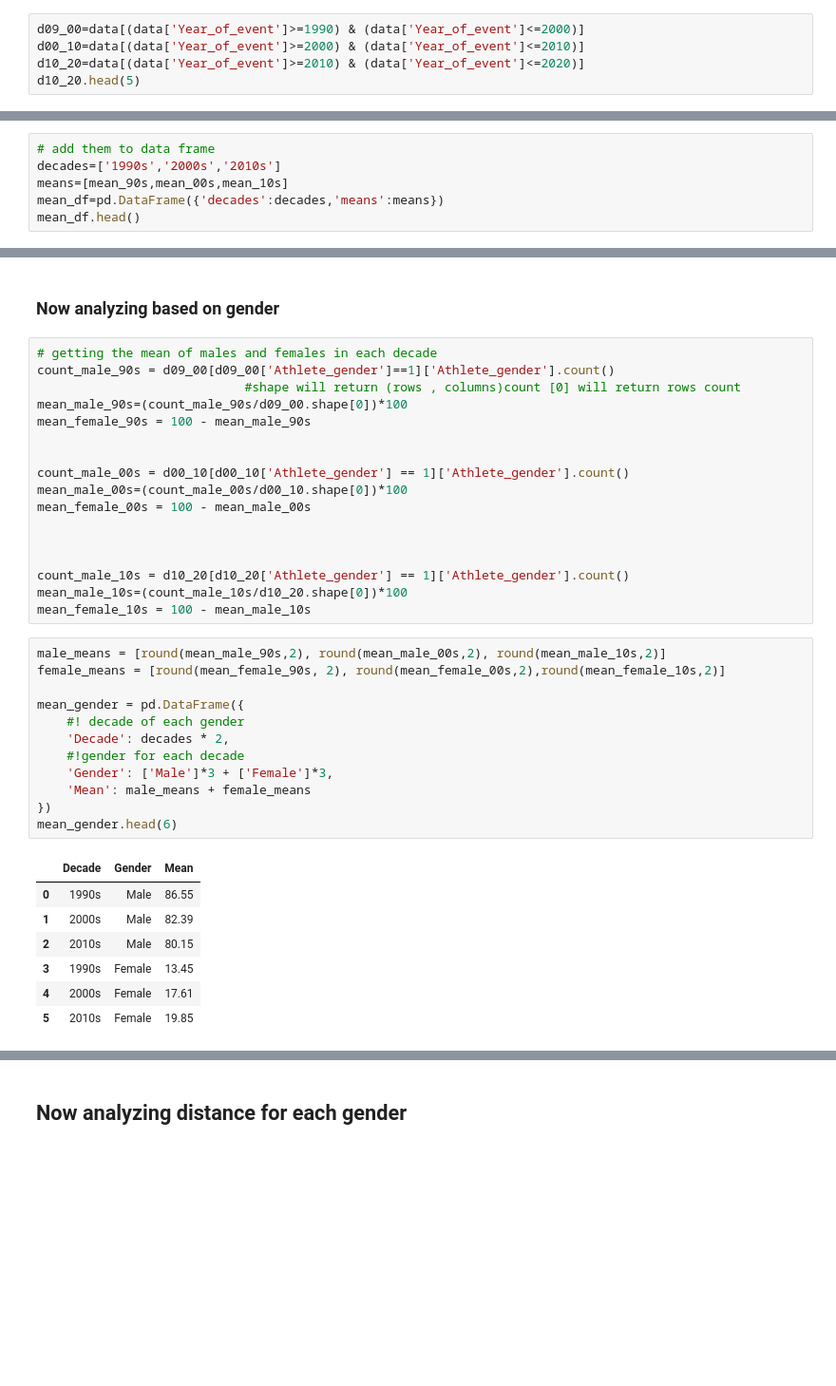
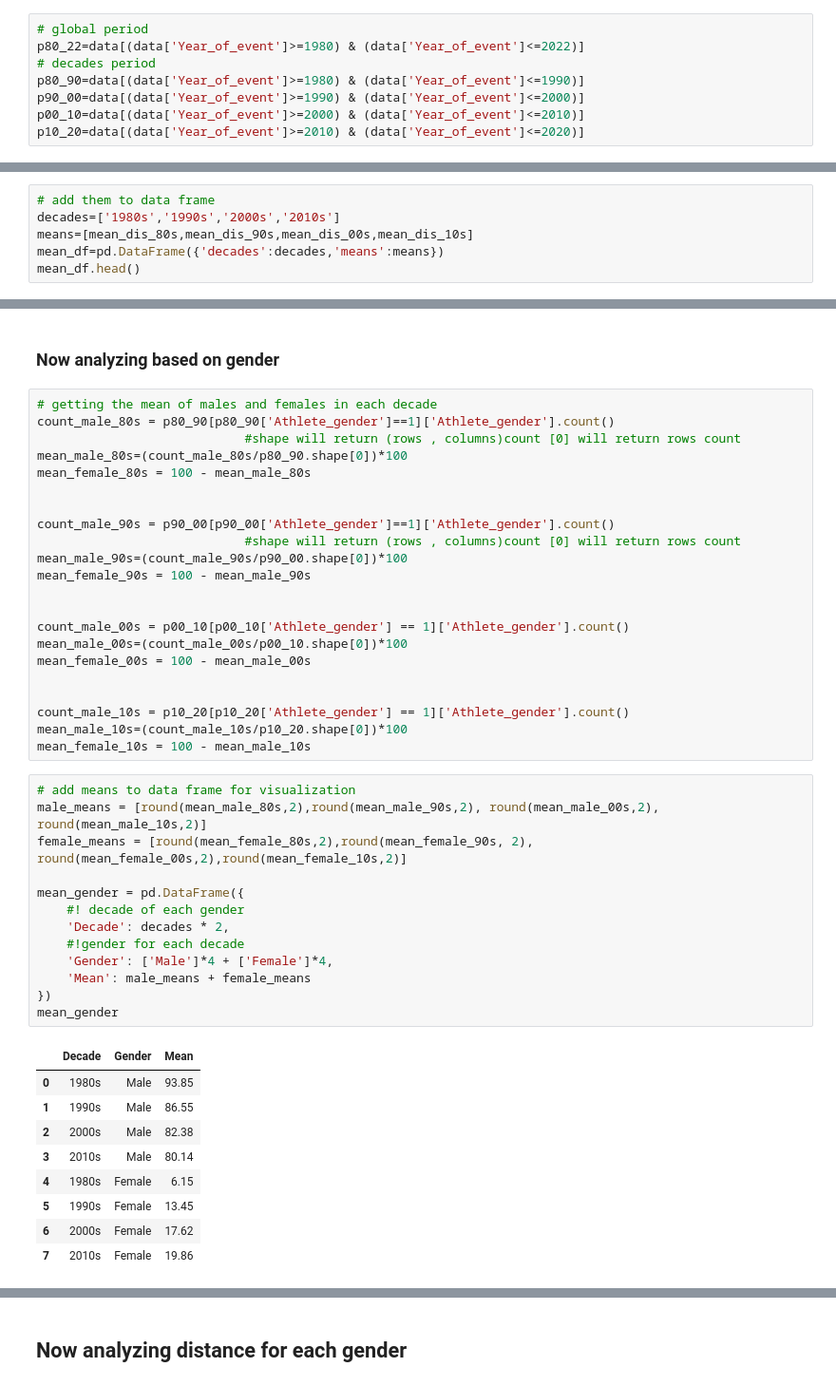
Before and after one commit to Faresx7/Fares_Esaam, a Jupyter notebook: Data Analysis project/main.ipynb, the cells around one changed output, grey strips where cells are left out. Shown at 95% size. Drawn from its saved outputs; the diff is of its cells as text; blank space fills up the shorter version.

```diff
--- a/Data Analysis project/main.ipynb
+++ b/Data Analysis project/main.ipynb
@@ -161,5 +192,8 @@ fig.update_layout(width=700,height=800)
 # %%
-d09_00=data[(data['Year_of_event']>=1990) & (data['Year_of_event']<=2000)]
-d00_10=data[(data['Year_of_event']>=2000) & (data['Year_of_event']<=2010)]
-d10_20=data[(data['Year_of_event']>=2010) & (data['Year_of_event']<=2020)]
-d10_20.head(5)
+# global period
+p80_22=data[(data['Year_of_event']>=1980) & (data['Year_of_event']<=2022)]
+# decades period
+p80_90=data[(data['Year_of_event']>=1980) & (data['Year_of_event']<=1990)]
+p90_00=data[(data['Year_of_event']>=1990) & (data['Year_of_event']<=2000)]
+p00_10=data[(data['Year_of_event']>=2000) & (data['Year_of_event']<=2010)]
+p10_20=data[(data['Year_of_event']>=2010) & (data['Year_of_event']<=2020)]
@@ -178,7 +208,7 @@ mean_10s=d10_20['Event_distance/length'].mean()
 # %%
 # add them to data frame
-decades=['1990s','2000s','2010s']
-means=[mean_90s,mean_00s,mean_10s]
+decades=['1980s','1990s','2000s','2010s']
+means=[mean_dis_80s,mean_dis_90s,mean_dis_00s,mean_dis_10s]
 mean_df=pd.DataFrame({'decades':decades,'means':means})
 mean_df.head()
 # %% [output]
@@ -196,41 +229,49 @@ px.pie(names=mean_df['decades'],
 ### Now analyzing based on gender
 # %%
 # getting the mean of males and females in each decade
-count_male_90s = d09_00[d09_00['Athlete_gender']==1]['Athlete_gender'].count()
+count_male_80s = p80_90[p80_90['Athlete_gender']==1]['Athlete_gender'].count()
                             #shape will return (rows , columns)count [0] will return rows count
-mean_male_90s=(count_male_90s/d09_00.shape[0])*100
+mean_male_80s=(count_male_80s/p80_90.shape[0])*100
+mean_female_80s = 100 - mean_male_80s
+
+
+count_male_90s = p90_00[p90_00['Athlete_gender']==1]['Athlete_gender'].count()
+                            #shape will return (rows , columns)count [0] will return rows count
+mean_male_90s=(count_male_90s/p90_00.shape[0])*100
 mean_female_90s = 100 - mean_male_90s
 
 
-count_male_00s = d00_10[d00_10['Athlete_gender'] == 1]['Athlete_gender'].count()
-mean_male_00s=(count_male_00s/d00_10.shape[0])*100
+count_male_00s = p00_10[p00_10['Athlete_gender'] == 1]['Athlete_gender'].count()
+mean_male_00s=(count_male_00s/p00_10.shape[0])*100
 mean_female_00s = 100 - mean_male_00s
 
 
-
-count_male_10s = d10_20[d10_20['Athlete_gender'] == 1]['Athlete_gender'].count()
-mean_male_10s=(count_male_10s/d10_20.shape[0])*100
+count_male_10s = p10_20[p10_20['Athlete_gender'] == 1]['Athlete_gender'].count()
+mean_male_10s=(count_male_10s/p10_20.shape[0])*100
 mean_female_10s = 100 - mean_male_10s
 # %%
-male_means = [round(mean_male_90s,2), round(mean_male_00s,2), round(mean_male_10s,2)]
-female_means = [round(mean_female_90s, 2), round(mean_female_00s,2),round(mean_female_10s,2)]
+# add means to data frame for visualization
+male_means = [round(mean_male_80s,2),round(mean_male_90s,2), round(mean_male_00s,2), round(mean_male_10s,2)]
+female_means = [round(mean_female_80s,2),round(mean_female_90s, 2), round(mean_female_00s,2),round(mean_female_10s,2)]
 
 mean_gender = pd.DataFrame({
     #! decade of each gender
     'Decade': decades * 2,
     #!gender for each decade
-    'Gender': ['Male']*3 + ['Female']*3,
+    'Gender': ['Male']*4 + ['Female']*4,
     'Mean': male_means + female_means
 })
-mean_gender.head(6)
+mean_gender
 # %% [output]
 |  | Decade | Gender | Mean |
-| 0 | 1990s | Male | 86.55 |
-| 1 | 2000s | Male | 82.39 |
-| 2 | 2010s | Male | 80.15 |
-| 3 | 1990s | Female | 13.45 |
-| 4 | 2000s | Female | 17.61 |
-| 5 | 2010s | Female | 19.85 |
+| 0 | 1980s | Male | 93.85 |
+| 1 | 1990s | Male | 86.55 |
+| 2 | 2000s | Male | 82.38 |
+| 3 | 2010s | Male | 80.14 |
+| 4 | 1980s | Female | 6.15 |
+| 5 | 1990s | Female | 13.45 |
+| 6 | 2000s | Female | 17.62 |
+| 7 | 2010s | Female | 19.86 |
 # %%
 fig=px.histogram(mean_gender,
              x='Decade',
```
Also changed, not shown: parts of 41 cells of this notebook, 1 other file.
